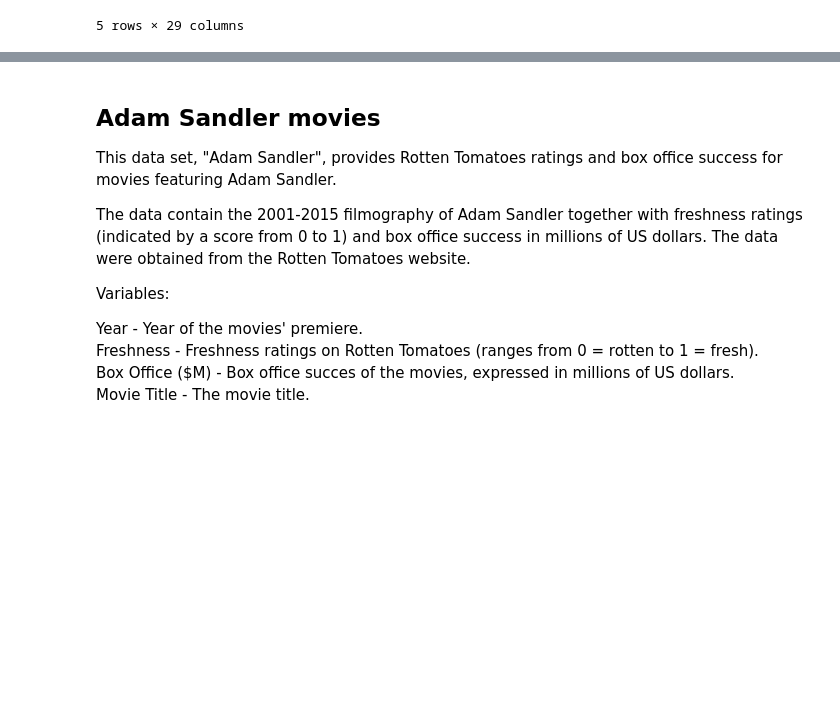
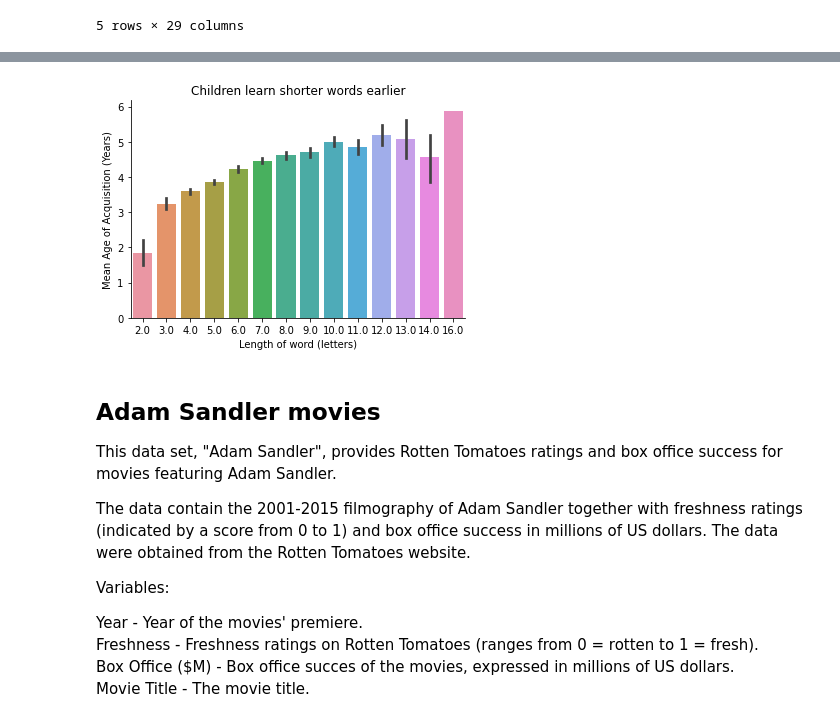
Before and after one commit to ethanweed/ExPsyLing, a Jupyter notebook: Notebooks/Data-to-plot.ipynb, the cells around one changed output, grey strips where cells are left out. Saved outputs shown, nothing was run; the diff lists cells and outputs as text; code cells hidden in the pictures; blank space fills up the shorter version.

Commit message:
added peel figure

```diff
--- a/Notebooks/Data-to-plot.ipynb
+++ b/Notebooks/Data-to-plot.ipynb
@@ -29,3 +49,9 @@ df.head()
+# %%
+ax = sns.barplot(data=df,x='length', y='M AOA' )
+ax.set(title = 'Children learn shorter words earlier', xlabel = 'Length of word (letters)', ylabel='Mean Age of Acquisition (Years)')
+sns.despine()
+# %% [output]
+[figure, added]
 # %% [markdown]
 ## Adam Sandler movies
 
```
Also changed, not shown: parts of 3 cells of this notebook, 2 other files.
